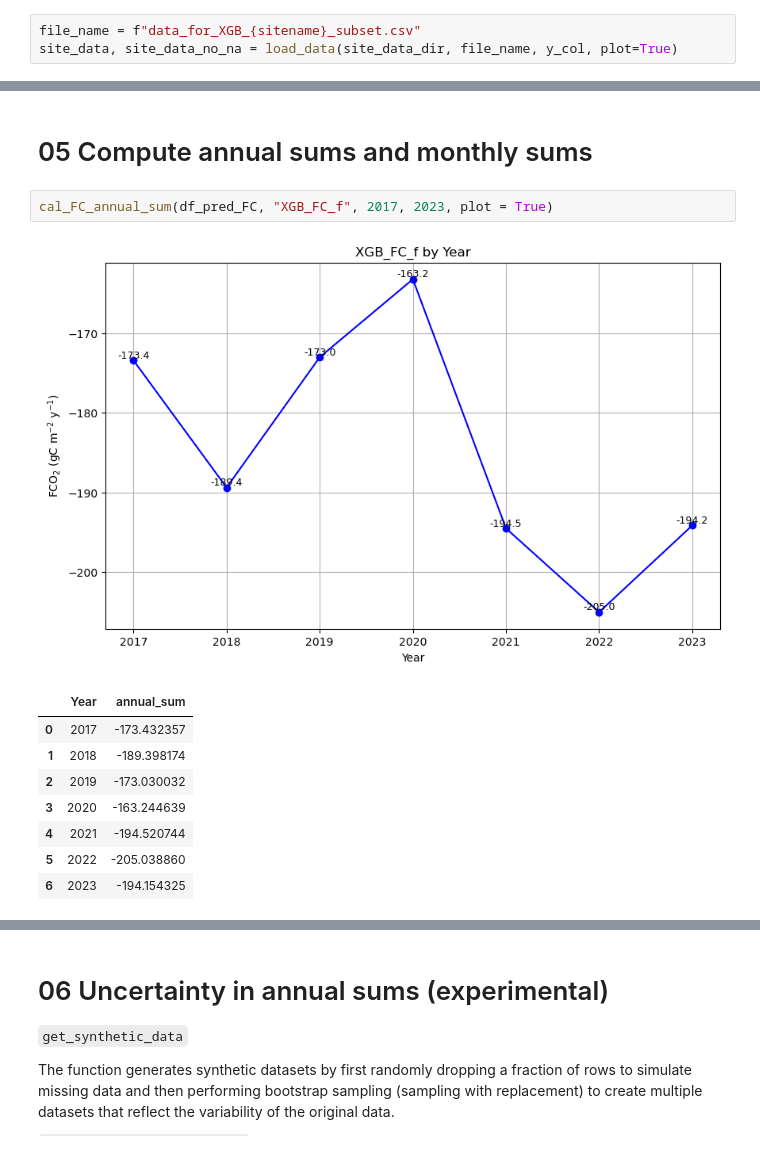
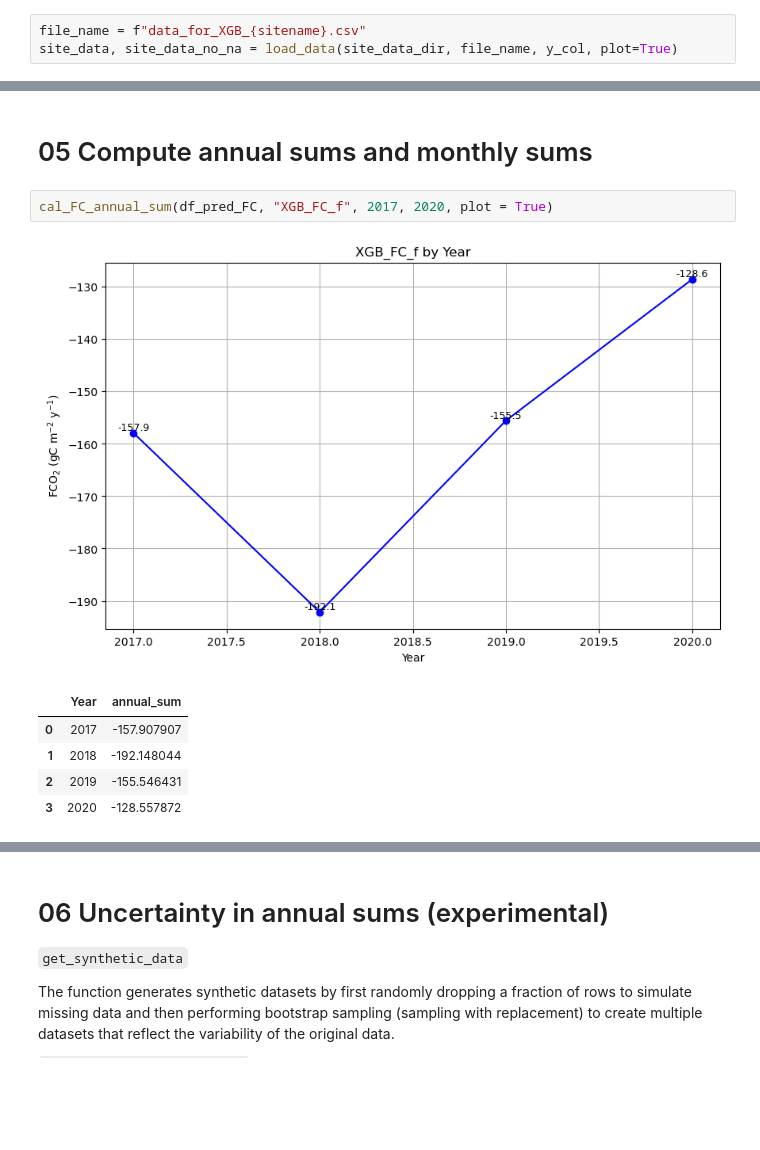
Before and after one commit to YujieLiu666/NEON_gapfill_test, a Jupyter notebook: workflow_XGB.ipynb, the cells around one changed output, grey strips where cells are left out. Drawn from its saved outputs; the diff is of its cells as text; blank space fills up the shorter version.

```diff
--- a/workflow_XGB.ipynb
+++ b/workflow_XGB.ipynb
@@ -56,7 +62,7 @@ y_col = "NEE_for_gapfill"
 - Plot the target variable (`y_col`) over time to visualize its distribution and missing values.
 - Remove rows with missing values in the target column (`y_col`) to produce a clean dataset for modeling.
 # %%
-file_name = f"data_for_XGB_{sitename}_subset.csv"
+file_name = f"data_for_XGB_{sitename}.csv"
 site_data, site_data_no_na = load_data(site_data_dir, file_name, y_col, plot=True)
 # %% [output]
 [figure]
@@ -215,15 +223,12 @@ check_feature_importance(site_data_no_na, predictors, y_col, site_data_dir, reg)
 # %% [markdown]
 # 05 Compute annual sums and monthly sums
 # %%
-cal_FC_annual_sum(df_pred_FC, "XGB_FC_f", 2017, 2023, plot = True)
+cal_FC_annual_sum(df_pred_FC, "XGB_FC_f", 2017, 2020, plot = True)
 # %% [output]
-[figure, old version]
+[figure, new version]
 |  | Year | annual_sum |
-| 0 | 2017 | -173.432357 |
-| 1 | 2018 | -189.398174 |
-| 2 | 2019 | -173.030032 |
-| 3 | 2020 | -163.244639 |
-| 4 | 2021 | -194.520744 |
-| 5 | 2022 | -205.038860 |
-| 6 | 2023 | -194.154325 |
+| 0 | 2017 | -157.907907 |
+| 1 | 2018 | -192.148044 |
+| 2 | 2019 | -155.546431 |
+| 3 | 2020 | -128.557872 |
 # %%
```
Also changed, not shown: parts of 6 cells of this notebook, 2 other files.
